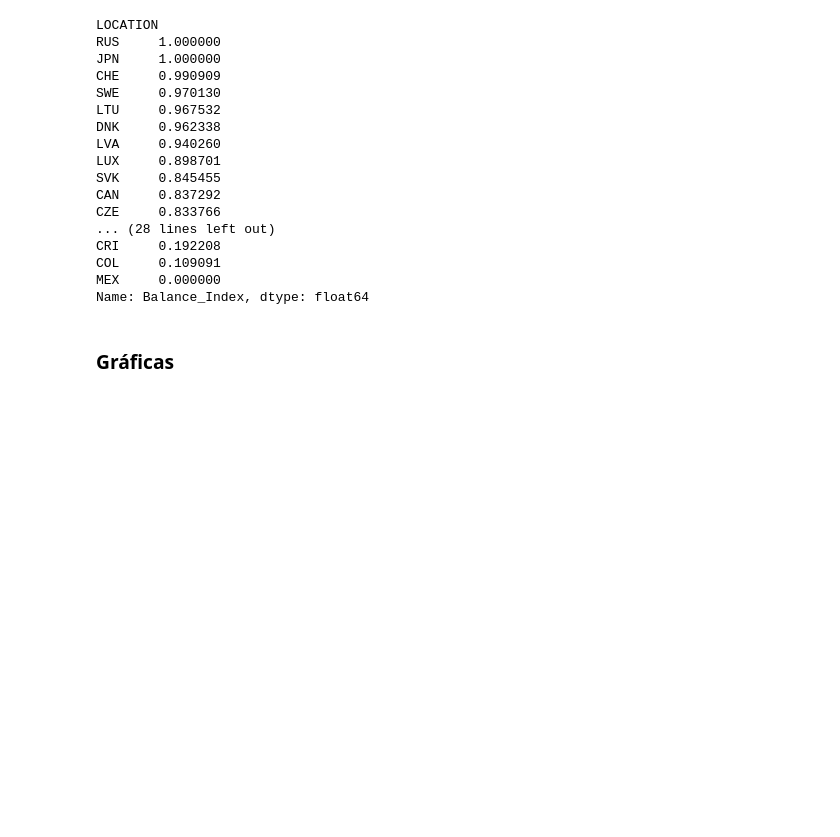
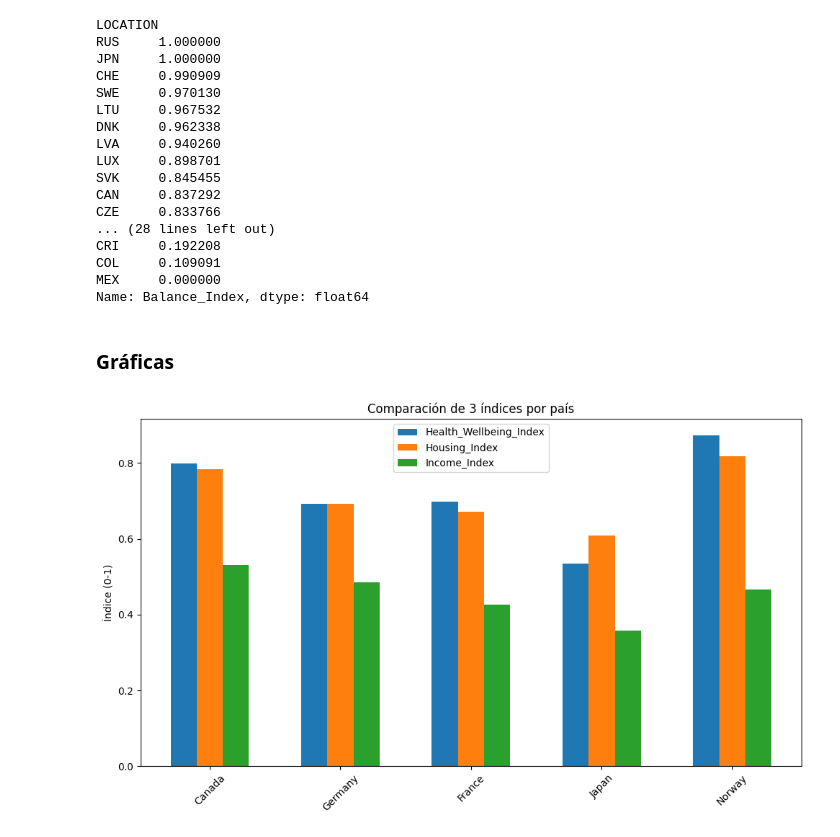
Before and after one commit to IDM4s-2025/vis-641-10, a Jupyter notebook: OECD/indice.ipynb, the cells around one changed output. Saved outputs shown, nothing was run; the diff lists cells and outputs as text; code cells hidden in the pictures; blank space fills up the shorter version.

```diff
--- a/OECD/indice.ipynb
+++ b/OECD/indice.ipynb
@@ -593,3 +594,27 @@ MEX     0.000000
 Name: Balance_Index, dtype: float64
 # %% [markdown]
 ### Gráficas
+# %%
+# Gráfica Helena
+
+# Seleccionamos 5 países específicos
+paises = ['Norway', 'France', 'Japan', 'Germany', 'Canada']
+df_sub = oecd_ind[oecd_ind['Country_name'].isin(paises)]
+
+
+indices = ['Health_Wellbeing_Index', 'Housing_Index', 'Income_Index']
+ancho = 0.2
+x = np.arange(len(paises))
+
+plt.figure(figsize=(10, 6))
+for i, idx in enumerate(indices):
+    plt.bar(x + i * ancho, df_sub[idx], width=ancho, label=idx)
+
+plt.xticks(x + ancho, df_sub['Country_name'], rotation=45)
+plt.ylabel('Índice (0-1)')
+plt.title('Comparación de 3 índices por país')
+plt.legend()
+plt.tight_layout()
+plt.show()
+# %% [output]
+[figure, added]
```
Also changed, not shown: parts of 1 cell of this notebook.
